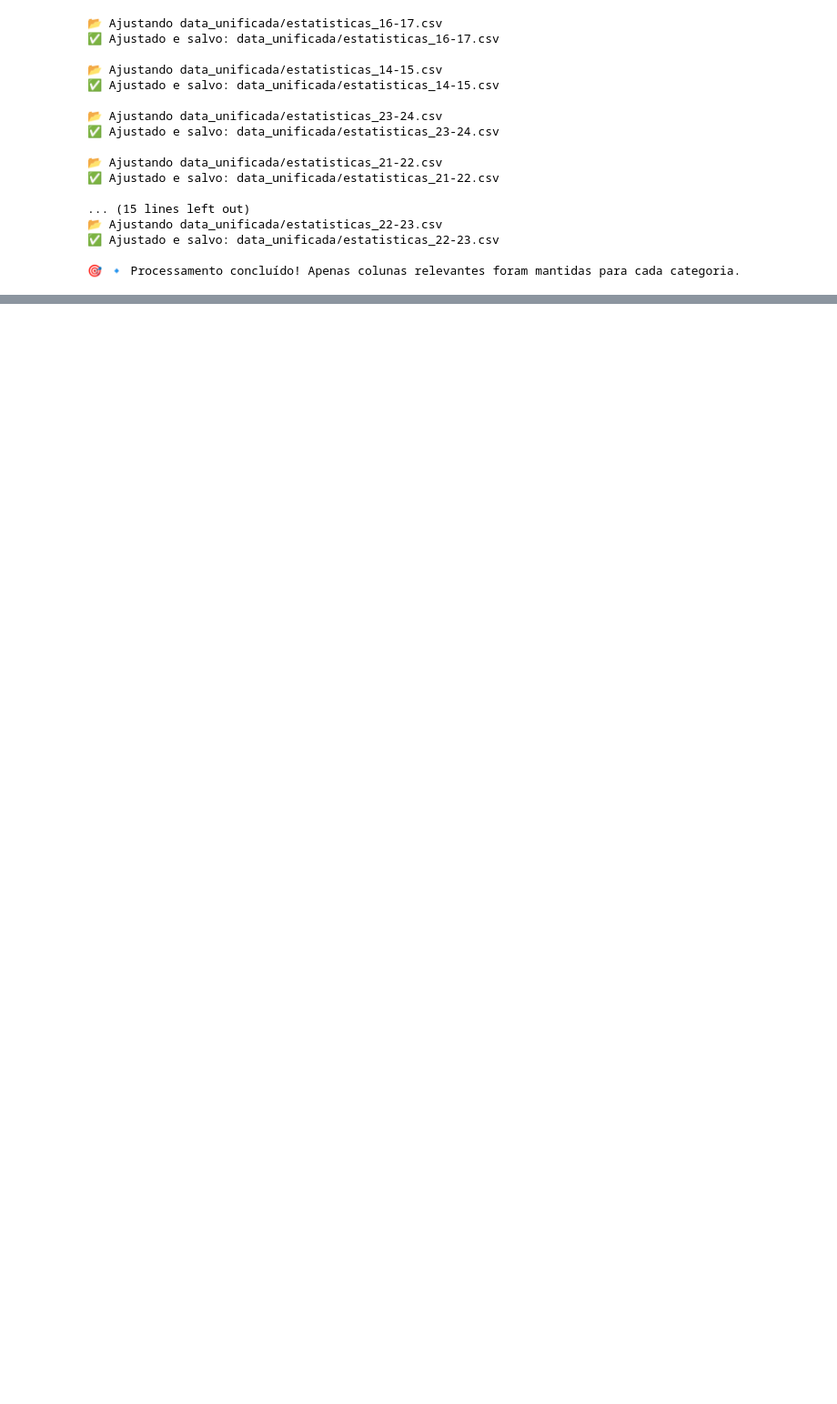
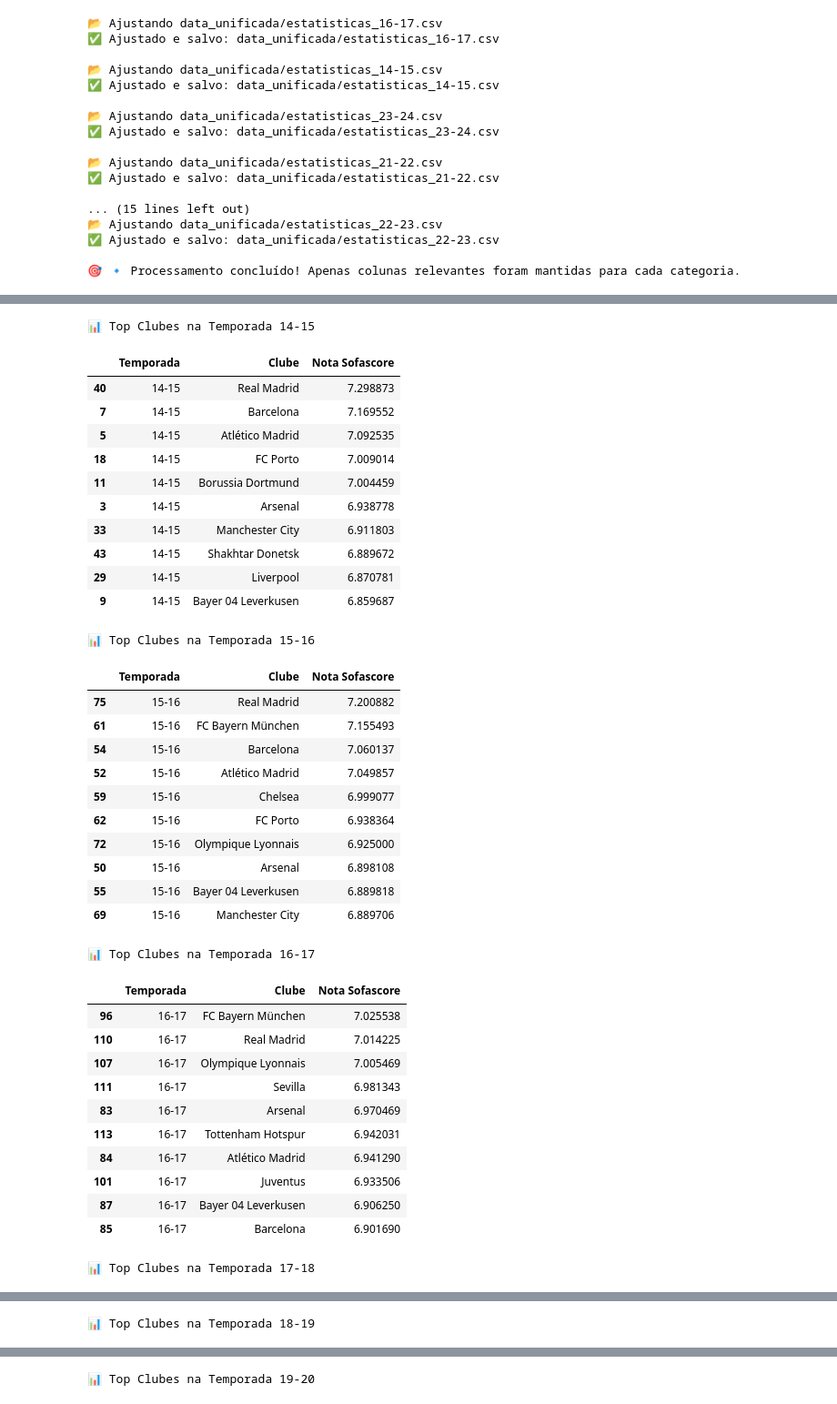
Before and after one commit to gabrierys/Data-Harvesting-Sofascore, a Jupyter notebook: champions_league_analysis.ipynb, the cells around one changed output, grey strips where cells are left out. Shown at 91% size. Saved outputs shown, nothing was run; the diff lists cells and outputs as text; code cells hidden in the pictures; blank space fills up the shorter version.

```diff
--- a/champions_league_analysis.ipynb
+++ b/champions_league_analysis.ipynb
@@ -539,0 +632,49 @@ print("\n🎯 🔹 Processamento concluído! Apenas colunas relevantes foram man
+# %%
+# Agrupar por clube e temporada, calculando a média da Nota Sofascore
+df_clubes = df_geral.groupby(["Temporada", "Clube"])["Nota Sofascore"].mean().reset_index()
+
+# Ordenar por temporada e nota
+df_clubes_top = df_clubes.sort_values(["Temporada", "Nota Sofascore"], ascending=[True, False])
+
+# Exibir os 10 melhores clubes de cada temporada
+for temporada in df_clubes_top["Temporada"].unique():
+    print(f"\n📊 Top Clubes na Temporada {temporada}")
+    display(df_clubes_top[df_clubes_top["Temporada"] == temporada].head(10))
+# %% [output]
+📊 Top Clubes na Temporada 14-15
+|  | Temporada | Clube | Nota Sofascore |
+| 40 | 14-15 | Real Madrid | 7.298873 |
+| 7 | 14-15 | Barcelona | 7.169552 |
+| 5 | 14-15 | Atlético Madrid | 7.092535 |
+| 18 | 14-15 | FC Porto | 7.009014 |
+| 11 | 14-15 | Borussia Dortmund | 7.004459 |
+| 3 | 14-15 | Arsenal | 6.938778 |
+| 33 | 14-15 | Manchester City | 6.911803 |
+| 43 | 14-15 | Shakhtar Donetsk | 6.889672 |
+| 29 | 14-15 | Liverpool | 6.870781 |
+| 9 | 14-15 | Bayer 04 Leverkusen | 6.859687 |
+📊 Top Clubes na Temporada 15-16
+|  | Temporada | Clube | Nota Sofascore |
+| 75 | 15-16 | Real Madrid | 7.200882 |
+| 61 | 15-16 | FC Bayern München | 7.155493 |
+| 54 | 15-16 | Barcelona | 7.060137 |
+| 52 | 15-16 | Atlético Madrid | 7.049857 |
+| 59 | 15-16 | Chelsea | 6.999077 |
+| 62 | 15-16 | FC Porto | 6.938364 |
+| 72 | 15-16 | Olympique Lyonnais | 6.925000 |
+| 50 | 15-16 | Arsenal | 6.898108 |
+| 55 | 15-16 | Bayer 04 Leverkusen | 6.889818 |
+| 69 | 15-16 | Manchester City | 6.889706 |
+📊 Top Clubes na Temporada 16-17
+|  | Temporada | Clube | Nota Sofascore |
+| 96 | 16-17 | FC Bayern München | 7.025538 |
+| 110 | 16-17 | Real Madrid | 7.014225 |
+| 107 | 16-17 | Olympique Lyonnais | 7.005469 |
+| 111 | 16-17 | Sevilla | 6.981343 |
+| 83 | 16-17 | Arsenal | 6.970469 |
+| 113 | 16-17 | Tottenham Hotspur | 6.942031 |
+| 84 | 16-17 | Atlético Madrid | 6.941290 |
+| 101 | 16-17 | Juventus | 6.933506 |
+| 87 | 16-17 | Bayer 04 Leverkusen | 6.906250 |
+| 85 | 16-17 | Barcelona | 6.901690 |
+📊 Top Clubes na Temporada 17-18
@@ -539,0 +692 @@ print("\n🎯 🔹 Processamento concluído! Apenas colunas relevantes foram man
+📊 Top Clubes na Temporada 18-19
@@ -539,0 +704 @@ print("\n🎯 🔹 Processamento concluído! Apenas colunas relevantes foram man
+📊 Top Clubes na Temporada 19-20
```
Also changed, not shown: parts of 24 cells of this notebook.
